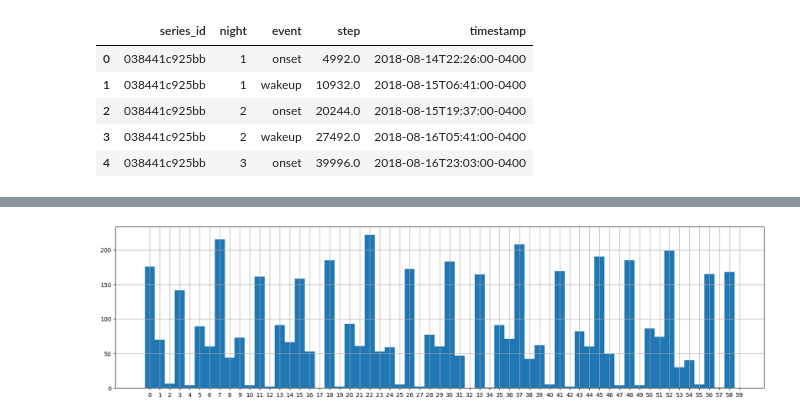
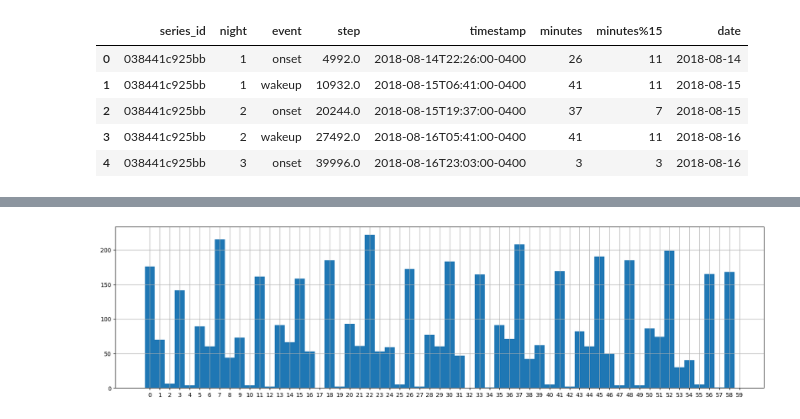
Before and after one commit to penguin-prg/child-mind-institute-detect-sleep-states, a Jupyter notebook: notebook/sleep_time.ipynb, the cells around one changed output, grey strips where cells are left out. Drawn from its saved outputs; the diff is of its cells as text; code cells hidden in the pictures.

```diff
--- a/notebook/sleep_time.ipynb
+++ b/notebook/sleep_time.ipynb
@@ -43,11 +43,14 @@ seed: 46
 CFG = yaml.load(config, Loader=yaml.SafeLoader)
 # %%
 labels = pd.read_csv(f"{CFG['dataset']['competition_dir']}/train_events.csv").dropna()
+labels["minutes"] = labels["timestamp"].str[-10:-8].astype(int)
+labels["minutes%15"] = labels["minutes"] % 15
+labels["date"] = labels["timestamp"].str[:10]
 labels.head()
 # %% [output]
-|  | series_id | night | event | step | timestamp |
-| 0 | 038441c925bb | 1 | onset | 4992.0 | 2018-08-14T22:26:00-0400 |
-| 1 | 038441c925bb | 1 | wakeup | 10932.0 | 2018-08-15T06:41:00-0400 |
-| 2 | 038441c925bb | 2 | onset | 20244.0 | 2018-08-15T19:37:00-0400 |
-| 3 | 038441c925bb | 2 | wakeup | 27492.0 | 2018-08-16T05:41:00-0400 |
-| 4 | 038441c925bb | 3 | onset | 39996.0 | 2018-08-16T23:03:00-0400 |
+|  | series_id | night | event | step | timestamp | minutes | minutes%15 | date |
+| 0 | 038441c925bb | 1 | onset | 4992.0 | 2018-08-14T22:26:00-0400 | 26 | 11 | 2018-08-14 |
+| 1 | 038441c925bb | 1 | wakeup | 10932.0 | 2018-08-15T06:41:00-0400 | 41 | 11 | 2018-08-15 |
+| 2 | 038441c925bb | 2 | onset | 20244.0 | 2018-08-15T19:37:00-0400 | 37 | 7 | 2018-08-15 |
+| 3 | 038441c925bb | 2 | wakeup | 27492.0 | 2018-08-16T05:41:00-0400 | 41 | 11 | 2018-08-16 |
+| 4 | 038441c925bb | 3 | onset | 39996.0 | 2018-08-16T23:03:00-0400 | 3 | 3 | 2018-08-16 |
```
Also changed, not shown: parts of 8 cells of this notebook, 3 other files.
